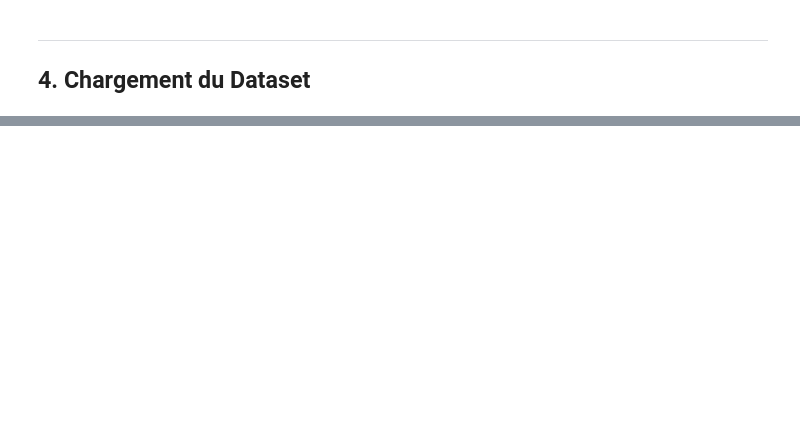
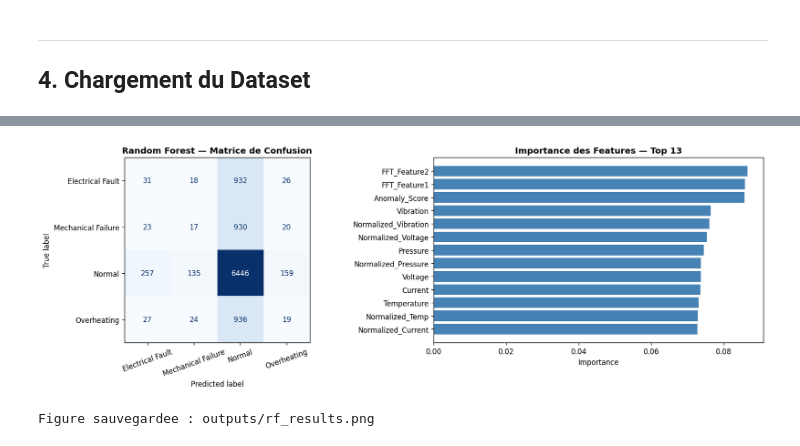
Before and after one commit to Jinzo03/MachineLearning_PFA, a Jupyter notebook: dc_motor_fault_diagnosis.ipynb, the cells around one changed output, grey strips where cells are left out. Saved outputs shown, nothing was run; the diff lists cells and outputs as text; code cells hidden in the pictures; blank space fills up the shorter version.

Commit message:
couple of adjustement to the training and evaluation of the models, as well as the saving of the results. I have also added a few comments to explain the changes.

```diff
--- a/dc_motor_fault_diagnosis.ipynb
+++ b/dc_motor_fault_diagnosis.ipynb
@@ -748,0 +294,20 @@ Encodage LabelEncoder + Normalisation StandardScaler
+# %%
+rf = RandomForestClassifier(
+    n_estimators=200,
+    max_depth=15,
+    min_samples_leaf=2,
+    random_state=42,
+    class_weight="balanced",   # compense le desequilibre Normal vs Faults
+    n_jobs=-1
+)
+rf.fit(X_train_s, y_train)
+y_pred_rf = rf.predict(X_test_s)
+
+acc_rf = accuracy_score(y_test, y_pred_rf)
+print(f"Random Forest — Accuracy : {acc_rf * 100:.2f}%")
+print()
+print(classification_report(
+    y_test, y_pred_rf,
+    target_names=CLASS_NAMES,
+    zero_division=0
+))
@@ -748,0 +327,29 @@ Encodage LabelEncoder + Normalisation StandardScaler
+# %%
+fig, axes = plt.subplots(1, 2, figsize=(15, 5))
+
+# Matrice de confusion
+cm_rf = confusion_matrix(y_test, y_pred_rf)
+disp  = ConfusionMatrixDisplay(cm_rf, display_labels=CLASS_NAMES)
+disp.plot(ax=axes[0], cmap="Blues", colorbar=False)
+axes[0].set_title("Random Forest — Matrice de Confusion", fontweight="bold")
+axes[0].tick_params(axis="x", rotation=20)
+
+# Importance des features
+importances = rf.feature_importances_
+top_n       = min(13, len(FEATURE_COLS))
+sorted_idx  = np.argsort(importances)[::-1][:top_n]
+axes[1].barh(
+    [FEATURE_COLS[i] for i in sorted_idx[::-1]],
+    importances[sorted_idx[::-1]],
+    color="steelblue"
+)
+axes[1].set_title(f"Importance des Features — Top {top_n}", fontweight="bold")
+axes[1].set_xlabel("Importance")
+
+plt.tight_layout()
+plt.savefig(os.path.join(OUTPUT_DIR, "rf_results.png"), dpi=150, bbox_inches="tight")
+plt.show()
+print(f"Figure sauvegardee : {OUTPUT_DIR}/rf_results.png")
+# %% [output]
+[figure, added]
+Figure sauvegardee : outputs/rf_results.png
```
Also changed, not shown: parts of 58 cells of this notebook, 12 other files.
